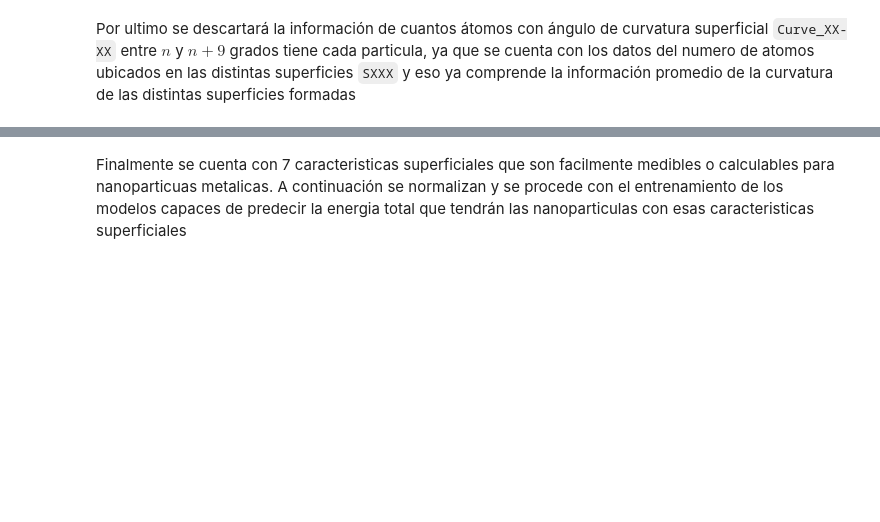
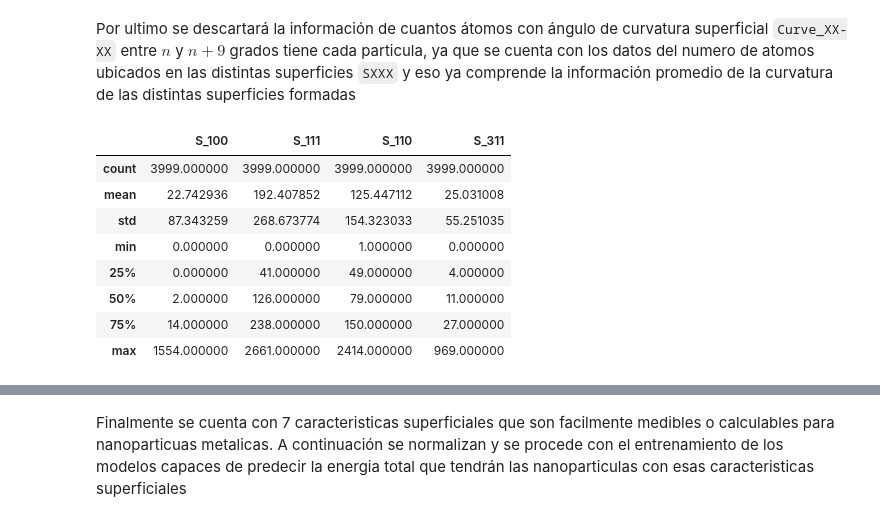
Before and after one commit to JosefinaCresta/ML_NanoWorld_Models, a Jupyter notebook: src/resumen_sub_db_1.ipynb, the cells around one changed output, grey strips where cells are left out. Drawn from its saved outputs; the diff is of its cells as text; code cells hidden in the pictures; blank space fills up the shorter version.

```diff
--- a/src/resumen_sub_db_1.ipynb
+++ b/src/resumen_sub_db_1.ipynb
@@ -198,3 +224,15 @@ Index(['N_surface', 'S_100', 'S_111', 'S_110', 'S_311', 'Curve_1-10',
 Por ultimo se descartará la información de cuantos átomos con ángulo de curvatura superficial `Curve_XX-XX` entre  $n$ y $n+9$ grados tiene cada particula, ya que se cuenta con los datos del numero de atomos ubicados en las distintas superficies `SXXX` y eso ya comprende la información promedio de la curvatura de las distintas superficies formadas
 # %%
 data_super = data_super.loc[:, ~data_super.columns.str.startswith('Curve_')]
+# %%
+data_super[["S_100",	"S_111", "S_110", "S_311"]].describe()
+# %% [output]
+|  | S_100 | S_111 | S_110 | S_311 |
+| count | 3999.000000 | 3999.000000 | 3999.000000 | 3999.000000 |
+| mean | 22.742936 | 192.407852 | 125.447112 | 25.031008 |
+| std | 87.343259 | 268.673774 | 154.323033 | 55.251035 |
+| min | 0.000000 | 0.000000 | 1.000000 | 0.000000 |
+| 25% | 0.000000 | 41.000000 | 49.000000 | 4.000000 |
+| 50% | 2.000000 | 126.000000 | 79.000000 | 11.000000 |
+| 75% | 14.000000 | 238.000000 | 150.000000 | 27.000000 |
+| max | 1554.000000 | 2661.000000 | 2414.000000 | 969.000000 |
```
Also changed, not shown: parts of 36 cells of this notebook, 8 other files.
